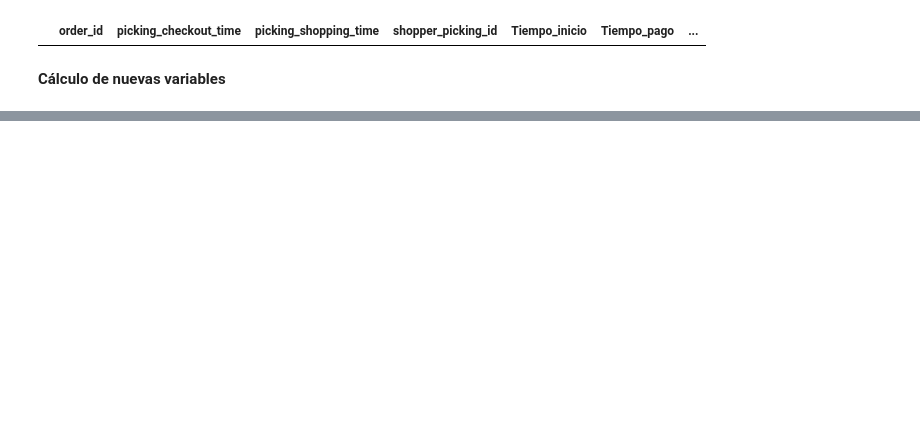
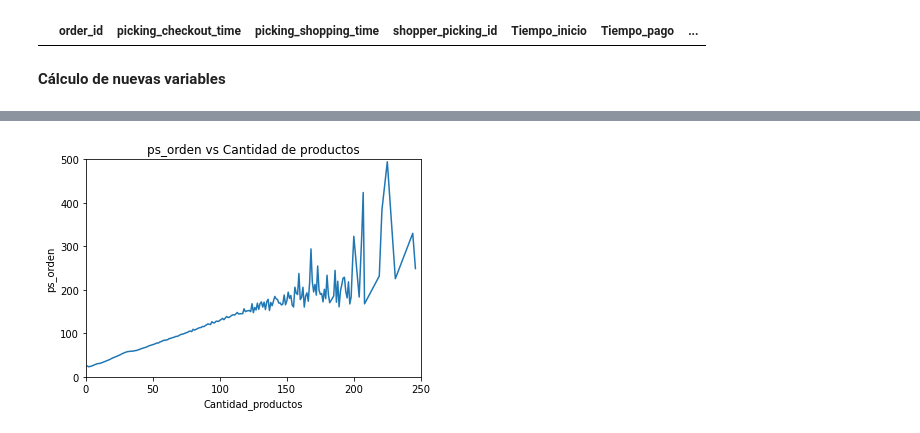
Before and after one commit to MaddoSaru/Personal, a Jupyter notebook: Data Analyst Test.ipynb, the cells around one changed output, grey strips where cells are left out. Saved outputs shown, nothing was run; the diff lists cells and outputs as text; code cells hidden in the pictures; blank space fills up the shorter version.

```diff
--- a/Data Analyst Test.ipynb
+++ b/Data Analyst Test.ipynb
@@ -180,0 +218,15 @@ plt.bar()
+# %%
+# Picking speed vs Cantidad de productos
+
+opt_new = opt.groupby(["Cantidad_productos"]).mean()
+opt_new = opt_new.reset_index()
+
+plt.plot(opt_new["Cantidad_productos"], opt_new["ps_orden"])
+plt.title('ps_orden vs Cantidad de productos')
+plt.xlabel('Cantidad_productos')
+plt.ylabel('ps_orden')
+plt.xlim((0,250))
+plt.ylim((0,500))
+plt.show()
+# %% [output]
+[figure, added]
```
Also changed, not shown: parts of 8 cells of this notebook.
